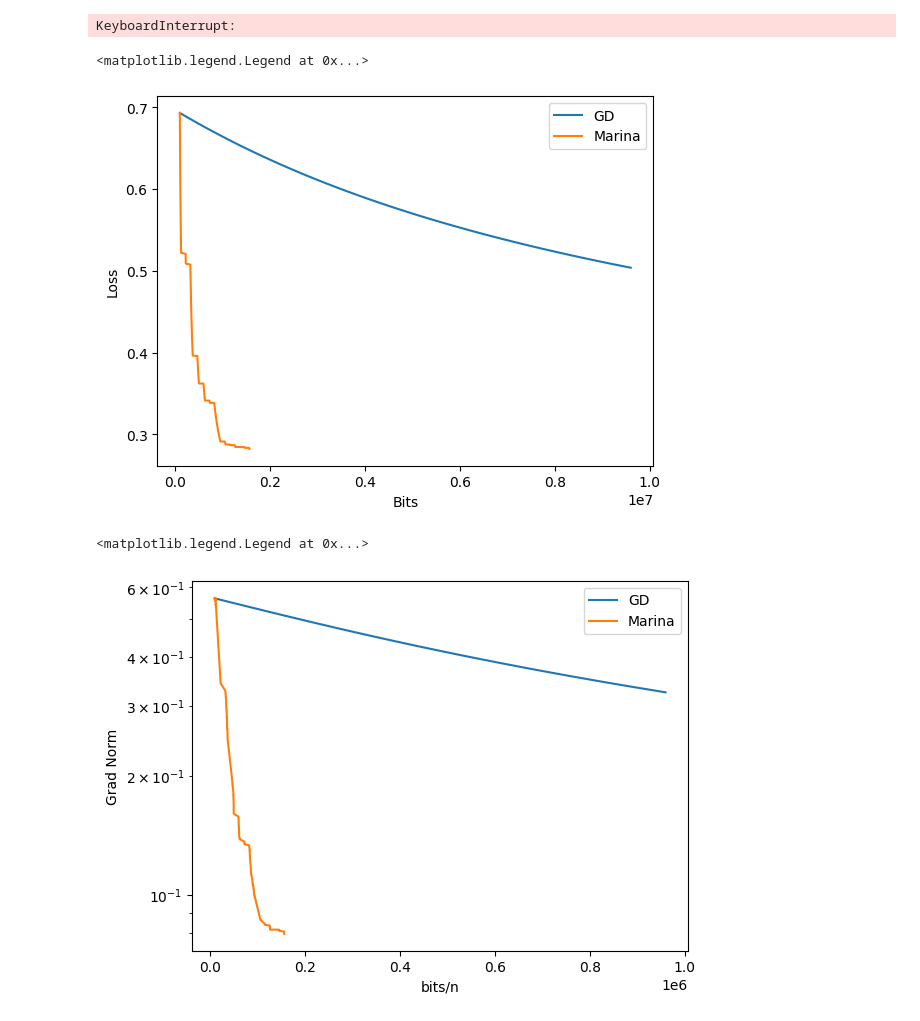
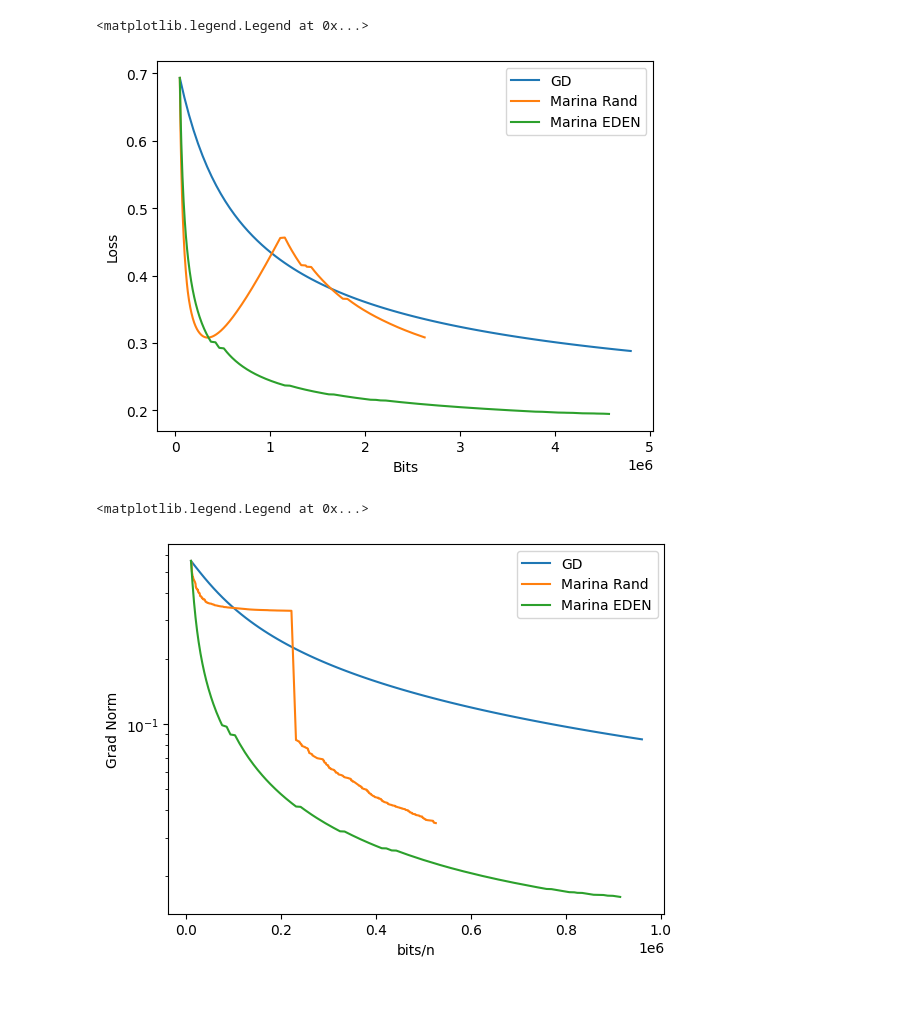
Before and after one commit to BlackSamorez/FL_playground, a Jupyter notebook: gd.ipynb, the cells around one changed output. Drawn from its saved outputs; the diff is of its cells as text; code cells hidden in the pictures; blank space fills up the shorter version.

```diff
--- a/gd.ipynb
+++ b/gd.ipynb
@@ -8,6 +7,6 @@ NUM_FEATURES = 300
 # %%
 def get_task():
-    return mfl.tasks.get_w8a_regression_fns(
+    return mfl.tasks.get_svm_regression_fns(
         data_path="w8a",
         num_clients=NUM_CLIENTS,
         batch_size=-1,
@@ -20,7 +19,7 @@ master_fn, client_fns = get_task()
 master, clients = mfl.algorithms.get_gd_master_and_clients(
     master_fn=master_fn,
     client_fns=client_fns,
-    gamma_multiplier=1,
+    gamma_multiplier=10,
 )
 
-GD_METRICS = mfl.algorithms.run_algorithm_with_processes(master, clients, GD_STEPS)
+GD_METRICS = mfl.algorithms.run_algorithm_with_threads(master, clients, GD_STEPS)
@@ -46,42 +26,56 @@ TimeoutError:
+# %%
+MARINA_EDEN_STEPS = 1000
+
+master_fn, client_fns = get_task()
+
+master, clients = mfl.algorithms.get_marina_master_and_clients(
+    master_fn=master_fn,
+    client_fns=client_fns,
+    compressors=[mfl.compressors.EdenUnbiasedCompressor(master_fn.size(), bits=1.5) for _ in range(NUM_CLIENTS)],
+    p=0.01,
+    gamma_multiplier=10,
+)
+
+MARINA_EDEN_METRICS = mfl.algorithms.run_algorithm_with_threads(master, clients, MARINA_EDEN_STEPS)
 # %%
-MARINA_STEPS = 1000
+MARINA_RAND_STEPS = 1000
 
 master_fn, client_fns = get_task()
 
 master, clients = mfl.algorithms.get_marina_master_and_clients(
     master_fn=master_fn,
     client_fns=client_fns,
-    compressors=[mfl.compressors.RandKUnbiasedCompressor(NUM_FEATURES, k=1) for _ in range(NUM_CLIENTS)],
+    compressors=[mfl.compressors.RandKUnbiasedCompressor(master_fn.size(), p=1/32*1.5) for _ in range(NUM_CLIENTS)],
     p=0.01,
-    gamma_multiplier=1,
+    gamma_multiplier=10,
+    seed=1,
 )
 
-MARINA_METRICS = mfl.algorithms.run_algorithm_with_processes(master, clients, MARINA_STEPS)
+MARINA_RAND_METRICS = mfl.algorithms.run_algorithm_with_threads(master, clients, MARINA_RAND_STEPS)
-# %% [output]
-KeyboardInterrupt:
 # %%
 import matplotlib.pyplot as plt
 
 plt.plot([metrics.total_bits_received for metrics in GD_METRICS], [metrics.value for metrics in GD_METRICS], label="GD")
-plt.plot([metrics.total_bits_received for metrics in MARINA_METRICS], [metrics.value for metrics in MARINA_METRICS], label="Marina")
-# plt.plot([metrics.total_bits_received for metrics in COCKTAIL_METRICS], [metrics.value for metrics in COCKTAIL_METRICS], label="Cocktail")
+plt.plot([metrics.total_bits_received for metrics in MARINA_RAND_METRICS], [metrics.value for metrics in MARINA_RAND_METRICS], label="Marina Rand")
+plt.plot([metrics.total_bits_received for metrics in MARINA_EDEN_METRICS], [metrics.value for metrics in MARINA_EDEN_METRICS], label="Marina EDEN")
 
 plt.xlabel("Bits")
 plt.ylabel("Loss")
 plt.legend()
 # %% [output]
 <matplotlib.legend.Legend at 0x...>
-[figure, old version]
+[figure, new version]
 # %%
 import matplotlib.pyplot as plt
 
 plt.plot([metrics.total_bits_received/NUM_CLIENTS for metrics in GD_METRICS], [metrics.grad_norm for metrics in GD_METRICS], label="GD")
-plt.plot([metrics.total_bits_received/NUM_CLIENTS for metrics in MARINA_METRICS], [metrics.grad_norm for metrics in MARINA_METRICS], label="Marina")
+plt.plot([metrics.total_bits_received/NUM_CLIENTS for metrics in MARINA_RAND_METRICS], [metrics.grad_norm for metrics in MARINA_RAND_METRICS], label="Marina Rand")
+plt.plot([metrics.total_bits_received/NUM_CLIENTS for metrics in MARINA_EDEN_METRICS], [metrics.grad_norm for metrics in MARINA_EDEN_METRICS], label="Marina EDEN")
 plt.yscale("log")
 
 plt.xlabel("bits/n")
 plt.ylabel("Grad Norm")
 plt.legend()
 # %% [output]
 <matplotlib.legend.Legend at 0x...>
-[figure, old version]
+[figure, new version]
```
Also changed, not shown: parts of 4 cells of this notebook, 3 other files.
